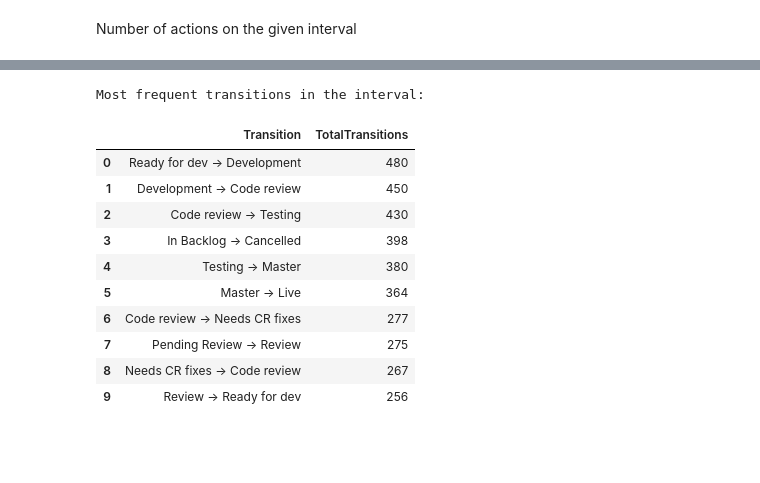
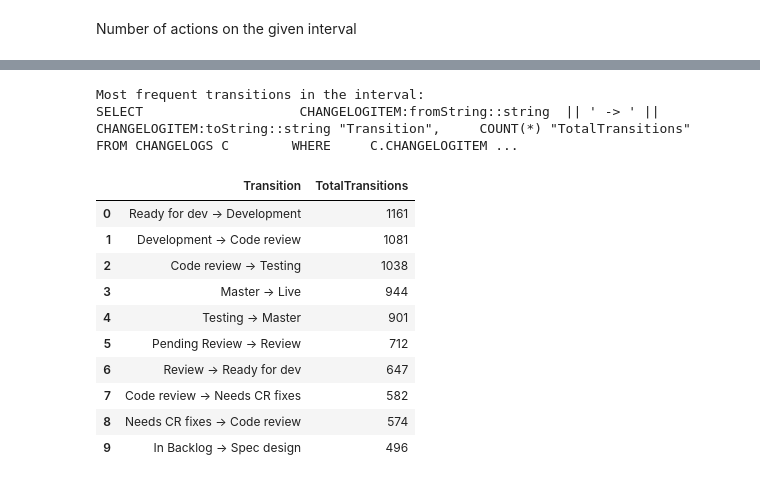
Before and after one commit to pr3mar/thesis, a Jupyter notebook: src/reports/report.ipynb, the cells around one changed output, grey strips where cells are left out. Saved outputs shown, nothing was run; the diff lists cells and outputs as text; code cells hidden in the pictures; blank space fills up the shorter version.

```diff
--- a/src/reports/report.ipynb
+++ b/src/reports/report.ipynb
@@ -21,9 +23,9 @@ def roundup(x):
 First, we need to define an interval in which we will operate:
 # %%
 active_interval: Interval = Interval(
-    # fromDate=date(2019, 7, 1), # year, month, day
+    fromDate=date(2019, 7, 1), # year, month, day
     # toDate=date(2019, 10, 1),
-    fromDate=date(2019, 10, 1), # year, month, day
+    # fromDate=date(2019, 10, 1), # year, month, day
     toDate=date(2020, 1, 1)
 )
 print(active_interval)
@@ -76,17 +101,22 @@ draw_per_week()
 # %%
 print(f"Most frequent transitions in the interval:")
-most_frequent = changelogs.transition_frequency(sw, interval=active_interval, limit=10, order="DESC")
-display(most_frequent)
+most_frequent_transition = changelogs.transition_frequency(sw, interval=active_interval, limit=10, order="DESC")
+display(most_frequent_transition)
+
+# print(f"Least frequent transitions in the interval:")
+# least_frequent = changelogs.transition_frequency(sw, interval=active_interval, limit=10, order="ASC")
+# display(least_frequent)
 # %% [output]
 Most frequent transitions in the interval:
+SELECT                    CHANGELOGITEM:fromString::string  || ' -> ' || CHANGELOGITEM:toString::string "Transition",     COUNT(*) "TotalTransitions" FROM CHANGELOGS C        WHERE     C.CHANGELOGITEM ...
 |  | Transition | TotalTransitions |
-| 0 | Ready for dev -> Development | 480 |
-| 1 | Development -> Code review | 450 |
-| 2 | Code review -> Testing | 430 |
-| 3 | In Backlog -> Cancelled | 398 |
-| 4 | Testing -> Master | 380 |
-| 5 | Master -> Live | 364 |
-| 6 | Code review -> Needs CR fixes | 277 |
-| 7 | Pending Review -> Review | 275 |
-| 8 | Needs CR fixes -> Code review | 267 |
-| 9 | Review -> Ready for dev | 256 |
+| 0 | Ready for dev -> Development | 1161 |
+| 1 | Development -> Code review | 1081 |
+| 2 | Code review -> Testing | 1038 |
+| 3 | Master -> Live | 944 |
+| 4 | Testing -> Master | 901 |
+| 5 | Pending Review -> Review | 712 |
+| 6 | Review -> Ready for dev | 647 |
+| 7 | Code review -> Needs CR fixes | 582 |
+| 8 | Needs CR fixes -> Code review | 574 |
+| 9 | In Backlog -> Spec design | 496 |
```
Also changed, not shown: parts of 15 cells of this notebook, 3 other files.
